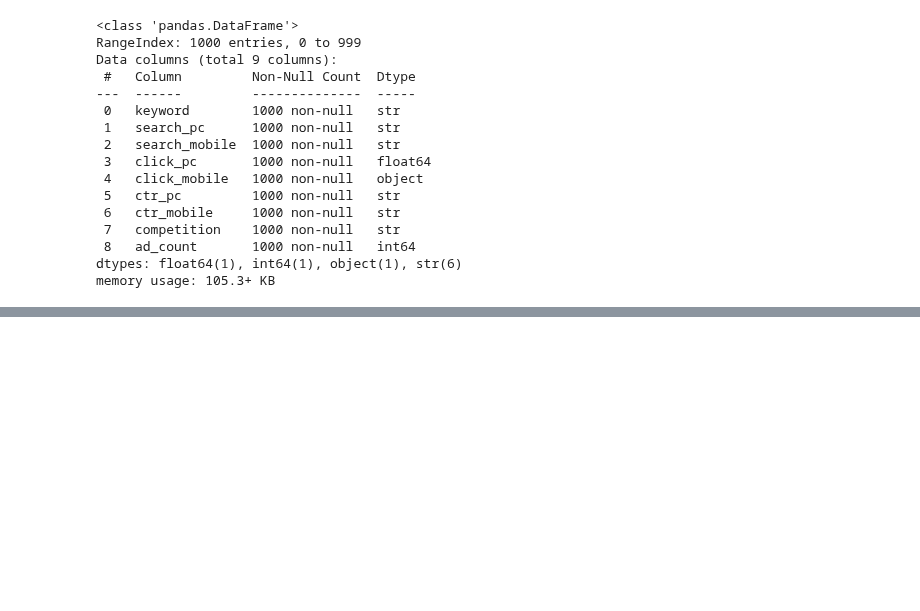
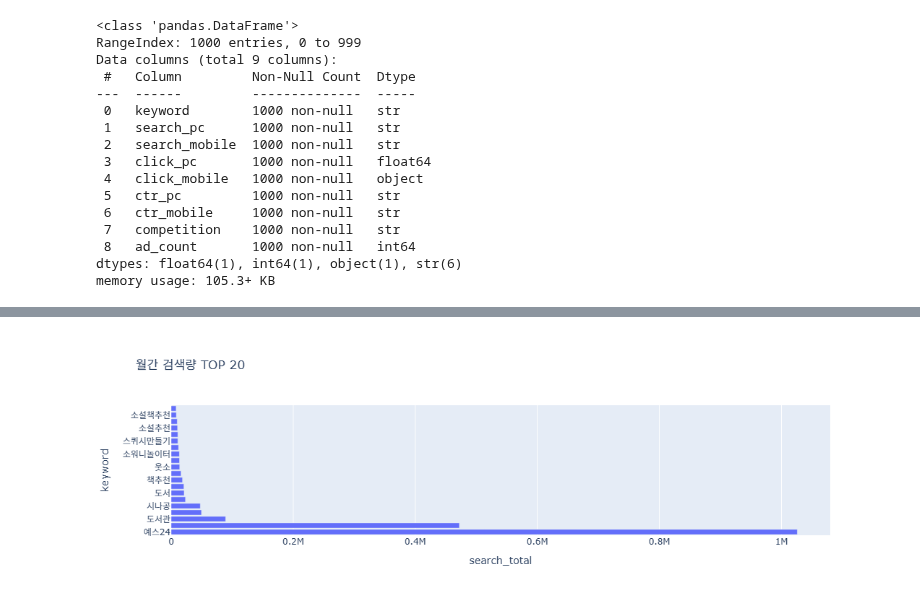
Before and after one commit to 383171a/datamarketing-Megastudy-260828, a Jupyter notebook: 260921/naver_keyword.ipynb, the cells around one changed output, grey strips where cells are left out. Drawn from its saved outputs; the diff is of its cells as text; code cells hidden in the pictures; blank space fills up the shorter version.

```diff
--- a/260921/naver_keyword.ipynb
+++ b/260921/naver_keyword.ipynb
@@ -178,0 +138,6 @@ df[df["keyword"].duplicated(keep="first")] # 만약 중복된 값이 있다면
+# %%
+ctr_cols = ["ctr_pc", "ctr_mobile"]
+
+for col in ctr_cols :
+    df[col] = df[col].astype(str).str.replace("%", "", regex=False)
+    df[col] = pd.to_numeric(df[col], errors="coerce")
@@ -178,0 +160,4 @@ df[df["keyword"].duplicated(keep="first")] # 만약 중복된 값이 있다면
+# %%
+df["search_total"] = df["search_pc"] + df["search_mobile"]
+
+df
@@ -178,0 +178,4 @@ df[df["keyword"].duplicated(keep="first")] # 만약 중복된 값이 있다면
+# %%
+df["click_total"] = df["click_pc"] + df["click_mobile"]
+
+df["mobile_ratio"] = df["search_mobile"]/df["search_total"] * 100 # 모바일 비율이 압도적으로 높기 때문에 백분율로 보기
@@ -178,0 +261,4 @@ df[df["keyword"].duplicated(keep="first")] # 만약 중복된 값이 있다면
+# %%
+top_search = df.sort_values("search_total", ascending=False).head(20) # ascending 안쓸거야 -> 내림차순
+
+top_search
@@ -178,0 +303,13 @@ df[df["keyword"].duplicated(keep="first")] # 만약 중복된 값이 있다면
+# %%
+import plotly.express as px # express 빨리
+
+fig = px.bar(
+    top_search,
+    x="search_total",
+    y="keyword",
+    orientation="h",
+    title="월간 검색량 TOP 20"
+)
+fig.show()
+# %% [output]
+[figure, added]
```
Also changed, not shown: parts of 74 cells of this notebook, 5 other files.
